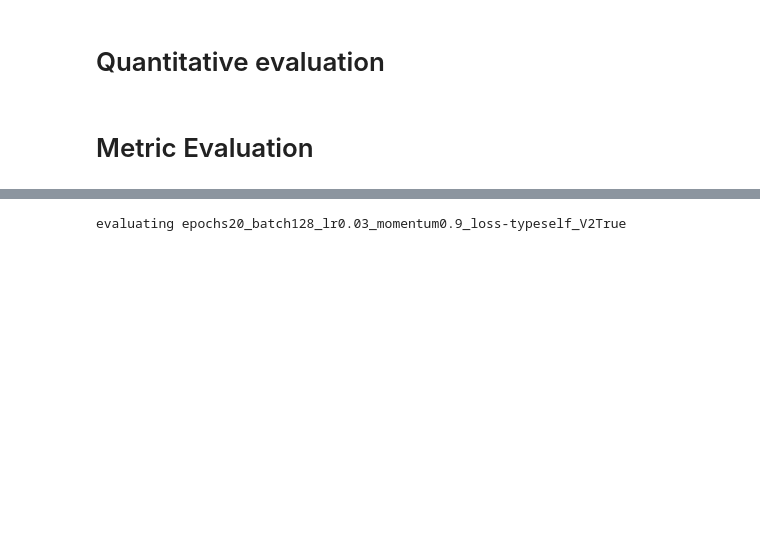
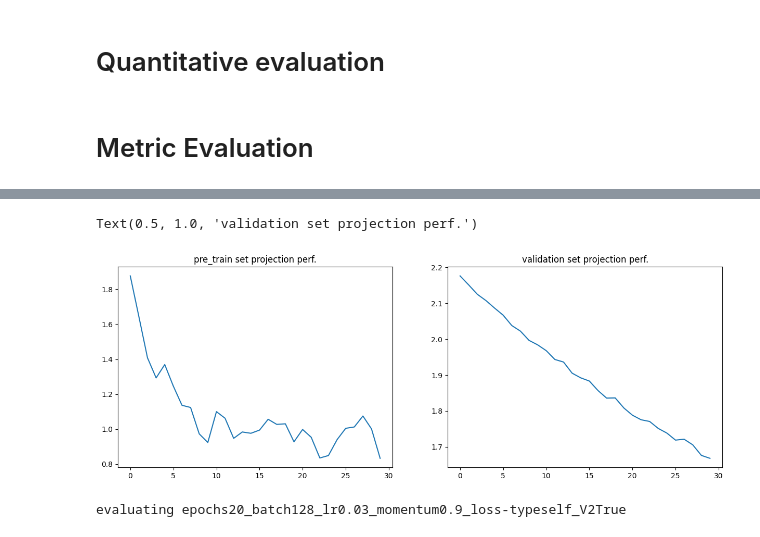
Before and after one commit to xu-shitong/Contrastive-Medical-Image-Classification, a Jupyter notebook: moco/moco.ipynb, the cells around one changed output, grey strips where cells are left out. Drawn from its saved outputs; the diff is of its cells as text; code cells hidden in the pictures; blank space fills up the shorter version.

```diff
--- a/moco/moco.ipynb
+++ b/moco/moco.ipynb
@@ -590,3 +599,14 @@ for i, file_name in enumerate(file_names):
+# %%
+file_name = "./epochs20_batch128_lr0.03_momentum0.9_loss-typeself_V2True.txt"
+fig, axarr = plt.subplots(1, 2, figsize=(15, 5))
+losses = extract_float(file_name, "classification loss: ")
+axarr[0].plot(losses[:30])
+axarr[0].set_title("pre_train set projection perf.")
+axarr[1].plot(losses[30:])
+axarr[1].set_title("validation set projection perf.")
+# %% [output]
+Text(0.5, 1.0, 'validation set projection perf.')
+[figure, added]
 # %%
 test_data = medmnist.PathMNIST("test", download=False, root=args.data,
                                   #  transform=loader.TwoCropsTransform(transforms.Compose(augmentation)))
```
Also changed, not shown: parts of 4 cells of this notebook, 5 other files.
